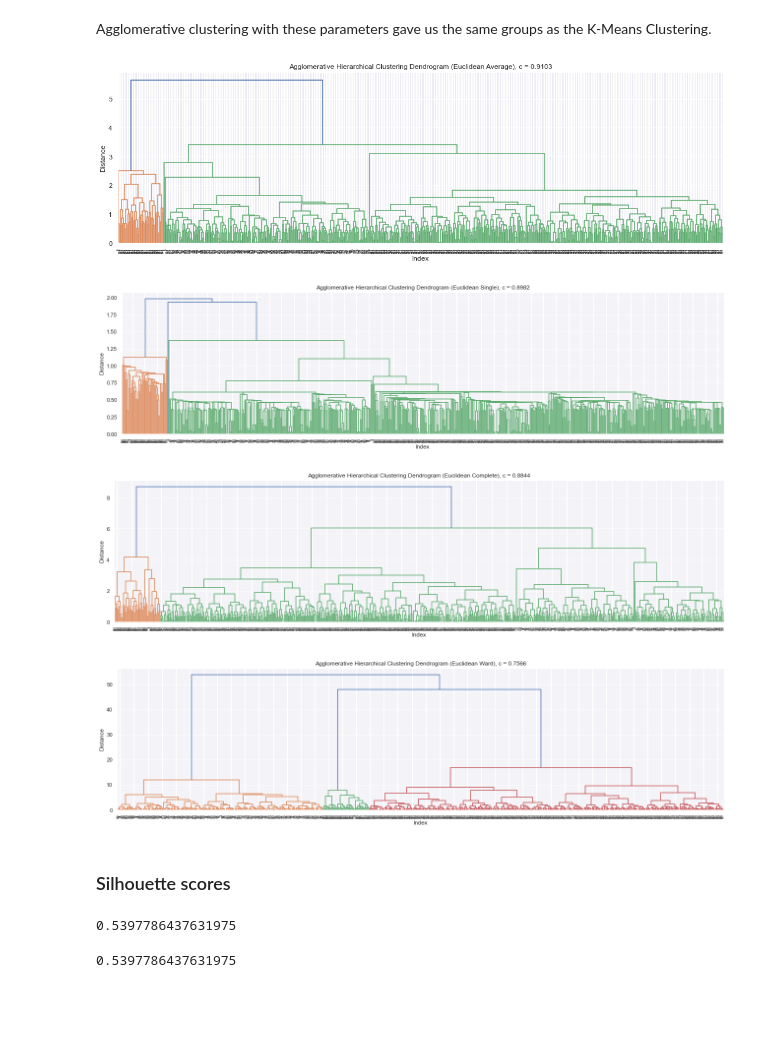
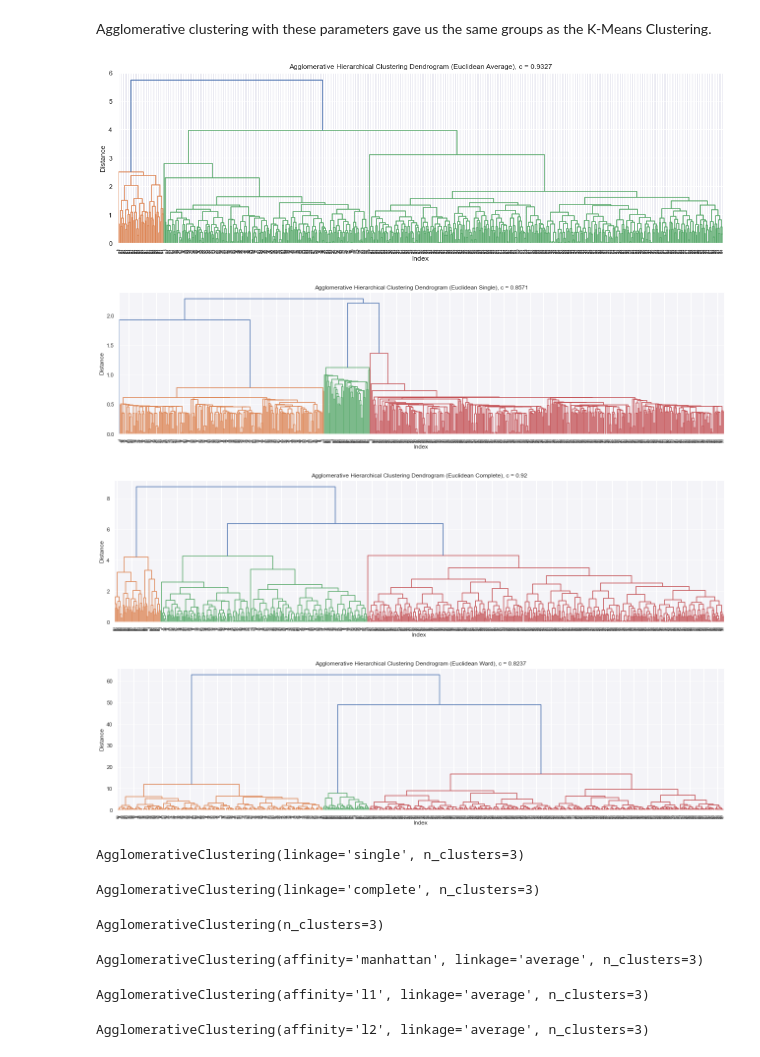
Before and after one commit to pcopley/uta-aiml, a Jupyter notebook: 05 Unsupervised Learning/03 Project/Unsupervised Learning Project.ipynb, the cells around one changed output. Drawn from its saved outputs; the diff is of its cells as text; code cells hidden in the pictures; blank space fills up the shorter version.

```diff
--- a/05 Unsupervised Learning/03 Project/Unsupervised Learning Project.ipynb
+++ b/05 Unsupervised Learning/03 Project/Unsupervised Learning Project.ipynb
@@ -521,6 +531,7 @@ hc_model.fit(scaled)
 AgglomerativeClustering(linkage='average', n_clusters=3)
 # %%
 data['hc3'] = hc_model.labels_
+scaled['hc3'] = hc_model.labels_
 data.head()
 # %% [output]
 |  | Customer Key | Avg_Credit_Limit | Total_Credit_Cards | Total_visits_bank | Total_visits_online | ... |
@@ -542,66 +553,78 @@ data_clust.mean()
 # %% [markdown]
 Agglomerative clustering with these parameters gave us the same groups as the K-Means Clustering.
 # %%
-z = linkage(scaled, metric='euclidean', method='average')
-c, coph_dists = cophenet(z, pdist(scaled))
+z_avg = linkage(scaled, metric='euclidean', method='average')
+c, coph_dists = cophenet(z_avg, pdist(scaled))
 
 plt.figure(figsize=(15,5))
 plt.title('Agglomerative Hierarchical Clustering Dendrogram (Euclidean Average), c = ' + str(round(c, 4)))
 plt.xlabel('Index')
 plt.ylabel('Distance')
-dendrogram(z)
+dendrogram(z_avg)
 plt.tight_layout();
 # %% [output]
-[figure, old version]
+[figure, new version]
 # %%
-z = linkage(scaled, metric='euclidean', method='single')
-c, coph_dists = cophenet(z, pdist(scaled))
+z_single = linkage(scaled, metric='euclidean', method='single')
+c, coph_dists = cophenet(z_single, pdist(scaled))
 
 plt.figure(figsize=(18, 5))
 plt.title('Agglomerative Hierarchical Clustering Dendrogram (Euclidean Single), c = ' + str(round(c, 4)))
 plt.xlabel('Index')
 plt.ylabel('Distance')
-dendrogram(z)
+dendrogram(z_single)
 plt.tight_layout();
 # %% [output]
-[figure, old version]
+[figure, new version]
 # %%
-z = linkage(scaled, metric='euclidean', method='complete')
-c, coph_dists = cophenet(z, pdist(scaled))
+z_complete = linkage(scaled, metric='euclidean', method='complete')
+c, coph_dists = cophenet(z_complete, pdist(scaled))
 
 plt.figure(figsize=(18, 5))
 plt.title('Agglomerative Hierarchical Clustering Dendrogram (Euclidean Complete), c = ' + str(round(c, 4)))
 plt.xlabel('Index')
 plt.ylabel('Distance')
-dendrogram(z)
+dendrogram(z_complete)
 plt.tight_layout();
 # %% [output]
-[figure, old version]
+[figure, new version]
 # %%
-z = linkage(scaled, metric='euclidean', method='ward')
-c, coph_dists = cophenet(z, pdist(scaled))
+z_ward = linkage(scaled, metric='euclidean', method='ward')
+c, coph_dists = cophenet(z_ward, pdist(scaled))
 
 plt.figure(figsize=(18, 5))
 plt.title('Agglomerative Hierarchical Clustering Dendrogram (Euclidean Ward), c = ' + str(round(c, 4)))
 plt.xlabel('Index')
 plt.ylabel('Distance')
-dendrogram(z)
+dendrogram(z_ward)
 plt.tight_layout();
 # %% [output]
-[figure, old version]
+[figure, new version]
-# %% [markdown]
-### Silhouette scores
-# %%
-from sklearn.metrics import silhouette_score
-
-silhouette_avg = silhouette_score(scaled, prediction)
-
-silhouette_avg
-# %% [output]
-0.5397786437631975
-# %%
-silhouette_avg = silhouette_score(scaled, hc_model.labels_)
-
-silhouette_avg
-# %% [output]
-0.5397786437631975
+# %%
+hc_single = AgglomerativeClustering(n_clusters=3, affinity='euclidean', linkage='single')
+hc_single.fit(scaled)
+
+hc_complete = AgglomerativeClustering(n_clusters=3, affinity='euclidean', linkage='complete')
+hc_complete.fit(scaled)
+
+hc_ward = AgglomerativeClustering(n_clusters=3, affinity='euclidean', linkage='ward')
+hc_ward.fit(scaled)
+# %% [output]
+AgglomerativeClustering(linkage='single', n_clusters=3)
+AgglomerativeClustering(linkage='complete', n_clusters=3)
+AgglomerativeClustering(n_clusters=3)
+# %%
+hc_manhattan = AgglomerativeClustering(n_clusters=3, affinity='manhattan', linkage='average')
+hc_manhattan.fit(scaled)
+# %% [output]
+AgglomerativeClustering(affinity='manhattan', linkage='average', n_clusters=3)
+# %%
+hc_l1 = AgglomerativeClustering(n_clusters=3, affinity='l1', linkage='average')
+hc_l1.fit(scaled)
+# %% [output]
+AgglomerativeClustering(affinity='l1', linkage='average', n_clusters=3)
+# %%
+hc_l2 = AgglomerativeClustering(n_clusters=3, affinity='l2', linkage='average')
+hc_l2.fit(scaled)
+# %% [output]
+AgglomerativeClustering(affinity='l2', linkage='average', n_clusters=3)
```
Also changed, not shown: parts of 20 cells of this notebook, 1 other file.
